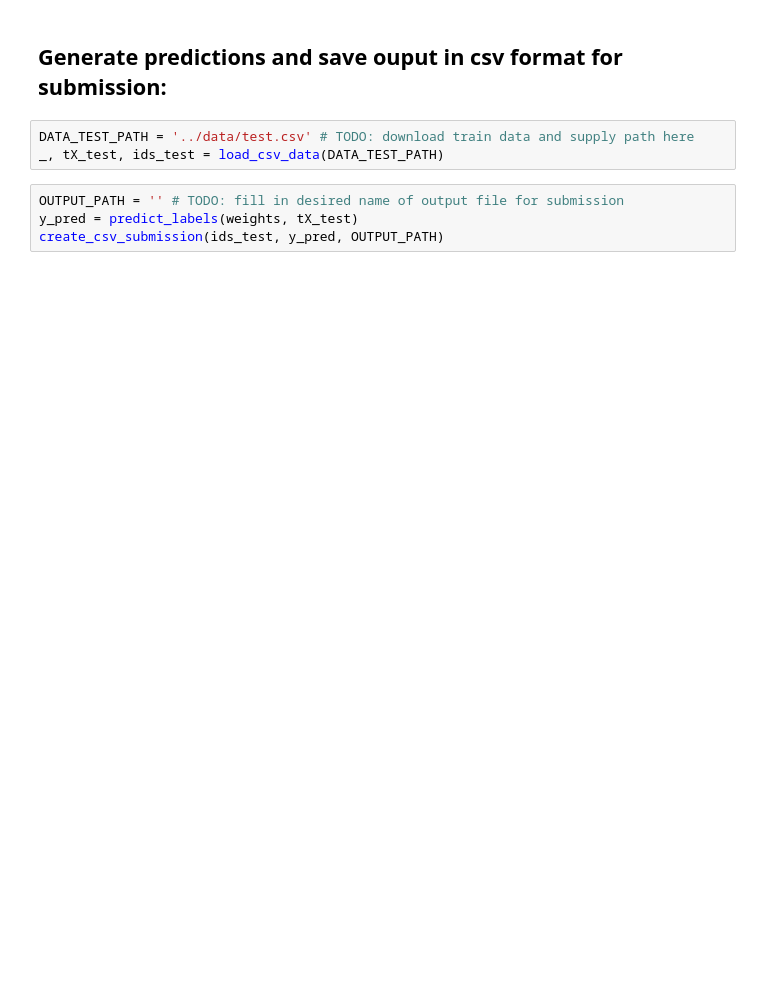
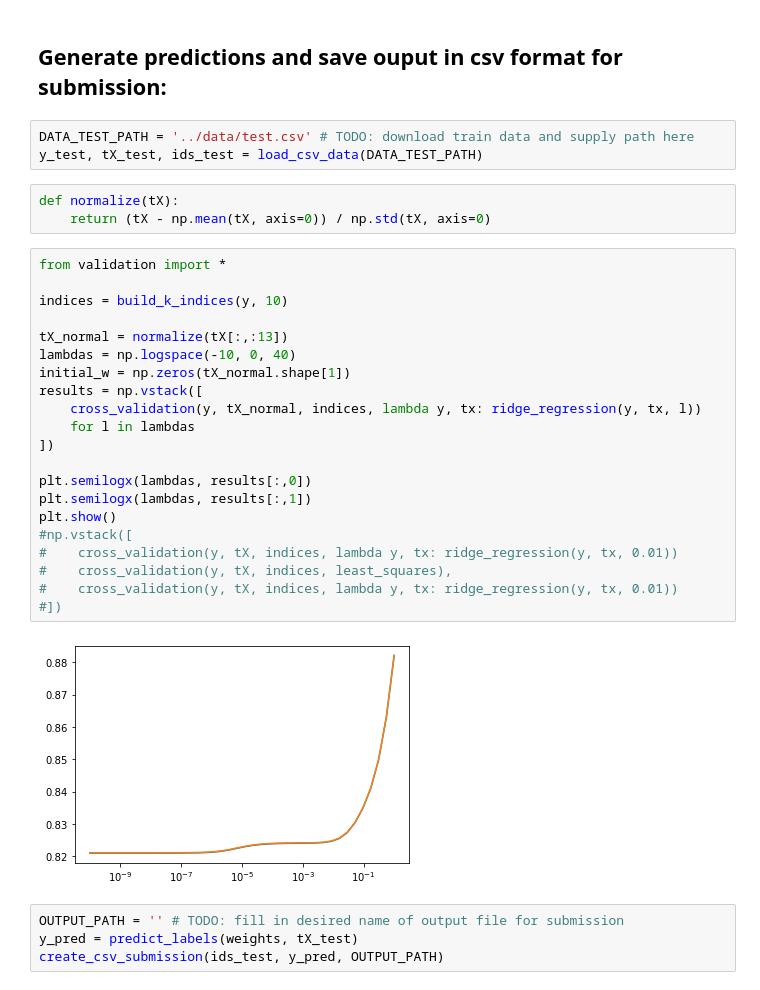
Before and after one commit to CRefice/ML_course, a Jupyter notebook: projects/project1/scripts/project1.ipynb, the cells around one changed output. Saved outputs shown, nothing was run; the diff lists cells and outputs as text; blank space fills up the shorter version.

```diff
--- a/projects/project1/scripts/project1.ipynb
+++ b/projects/project1/scripts/project1.ipynb
@@ -167,7 +170,33 @@ for i, col in enumerate(tX.T[:13]):
 ## Generate predictions and save ouput in csv format for submission:
 # %%
 DATA_TEST_PATH = '../data/test.csv' # TODO: download train data and supply path here
-_, tX_test, ids_test = load_csv_data(DATA_TEST_PATH)
+y_test, tX_test, ids_test = load_csv_data(DATA_TEST_PATH)
+# %%
+def normalize(tX):
+    return (tX - np.mean(tX, axis=0)) / np.std(tX, axis=0)
+# %%
+from validation import *
+
+indices = build_k_indices(y, 10)
+
+tX_normal = normalize(tX[:,:13])
+lambdas = np.logspace(-10, 0, 40)
+initial_w = np.zeros(tX_normal.shape[1])
+results = np.vstack([
+    cross_validation(y, tX_normal, indices, lambda y, tx: ridge_regression(y, tx, l))
+    for l in lambdas
+])
+
+plt.semilogx(lambdas, results[:,0])
+plt.semilogx(lambdas, results[:,1])
+plt.show()
+#np.vstack([
+#    cross_validation(y, tX, indices, lambda y, tx: ridge_regression(y, tx, 0.01))
+#    cross_validation(y, tX, indices, least_squares),
+#    cross_validation(y, tX, indices, lambda y, tx: ridge_regression(y, tx, 0.01))
+#])
+# %% [output]
+[figure, added]
 # %%
 OUTPUT_PATH = '' # TODO: fill in desired name of output file for submission
 y_pred = predict_labels(weights, tX_test)
```
Also changed, not shown: parts of 8 cells of this notebook, 2 other files.
